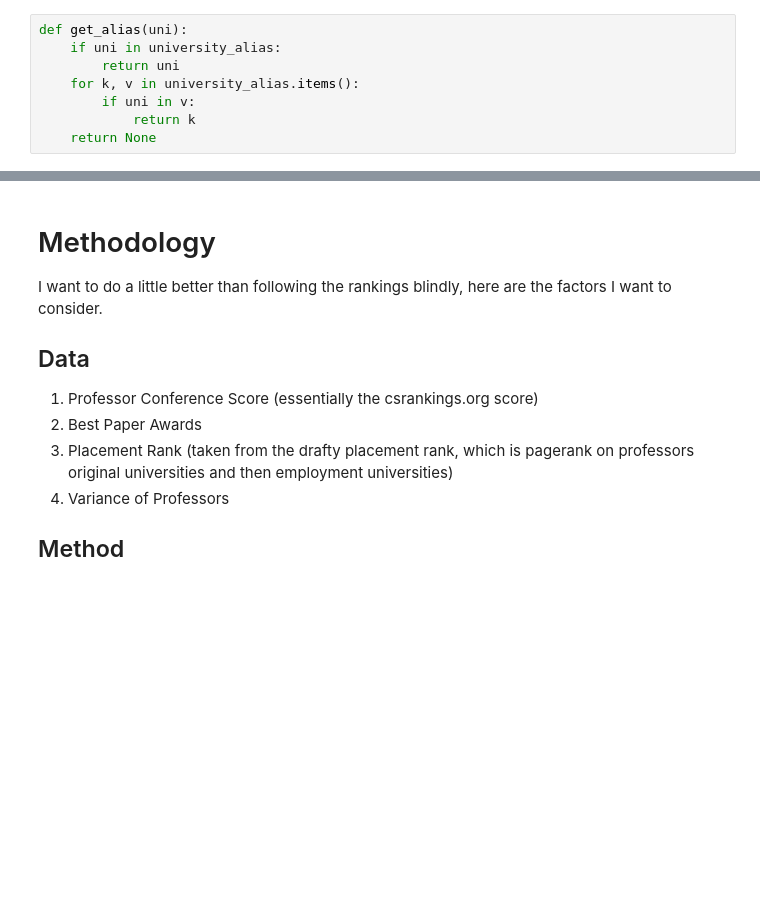
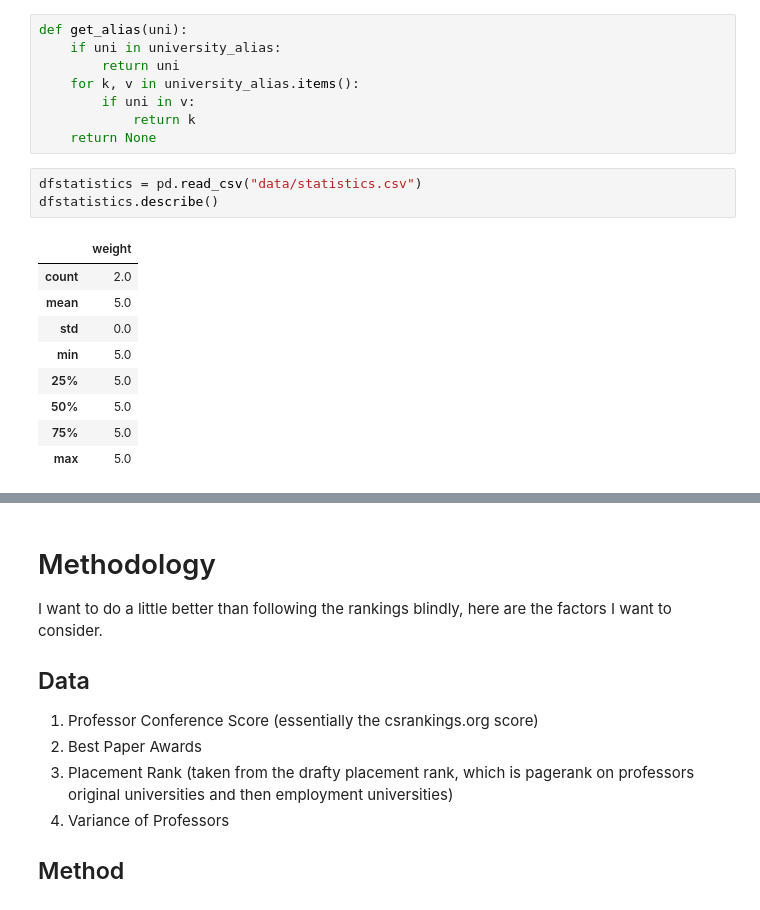
Before and after one commit to sachiniyer/my_college_rankings, a Jupyter notebook: main.ipynb, the cells around one changed output, grey strips where cells are left out. Cells and saved outputs as stored; diff of their text form; blank space fills up the shorter version.

Commit message:
finished, just need to adjust weights

```diff
--- a/main.ipynb
+++ b/main.ipynb
@@ -241,3 +245,16 @@ def get_alias(uni):
         if uni in v:
             return k
     return None
+# %%
+dfstatistics = pd.read_csv("data/statistics.csv")
+dfstatistics.describe()
+# %% [output]
+|  | weight |
+| count | 2.0 |
+| mean | 5.0 |
+| std | 0.0 |
+| min | 5.0 |
+| 25% | 5.0 |
+| 50% | 5.0 |
+| 75% | 5.0 |
+| max | 5.0 |
```
Also changed, not shown: parts of 27 cells of this notebook.
